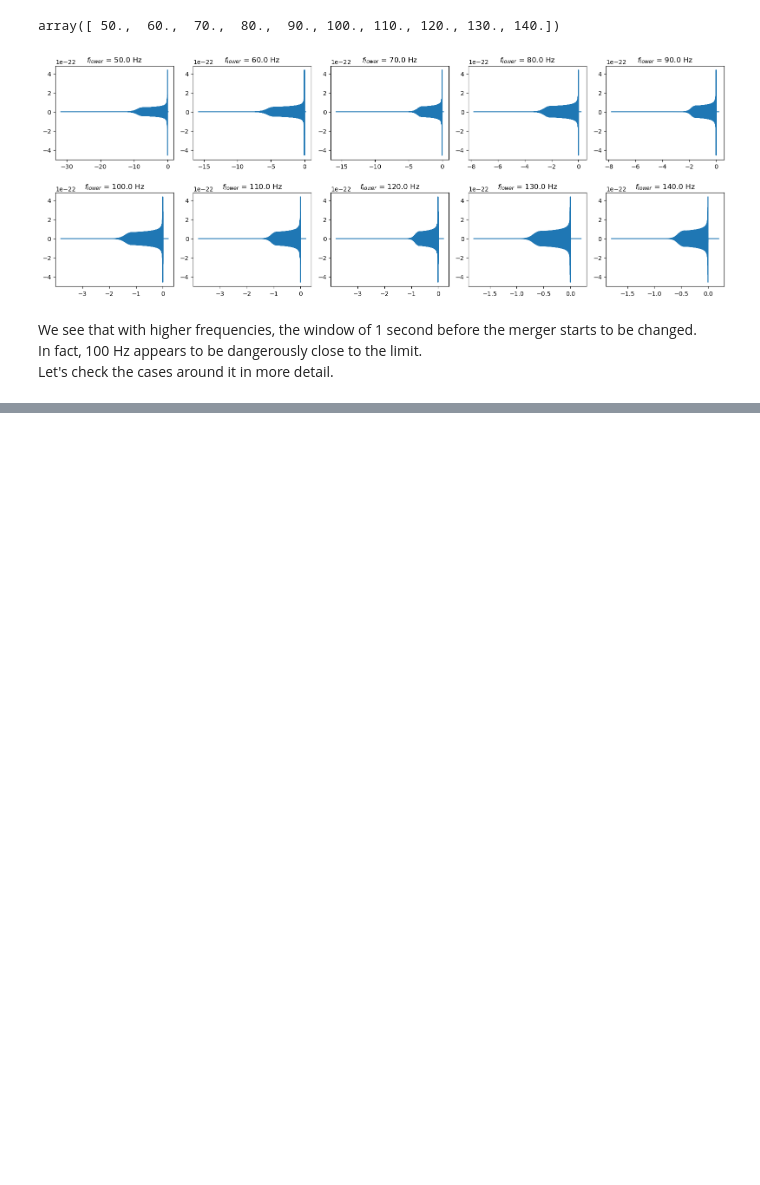
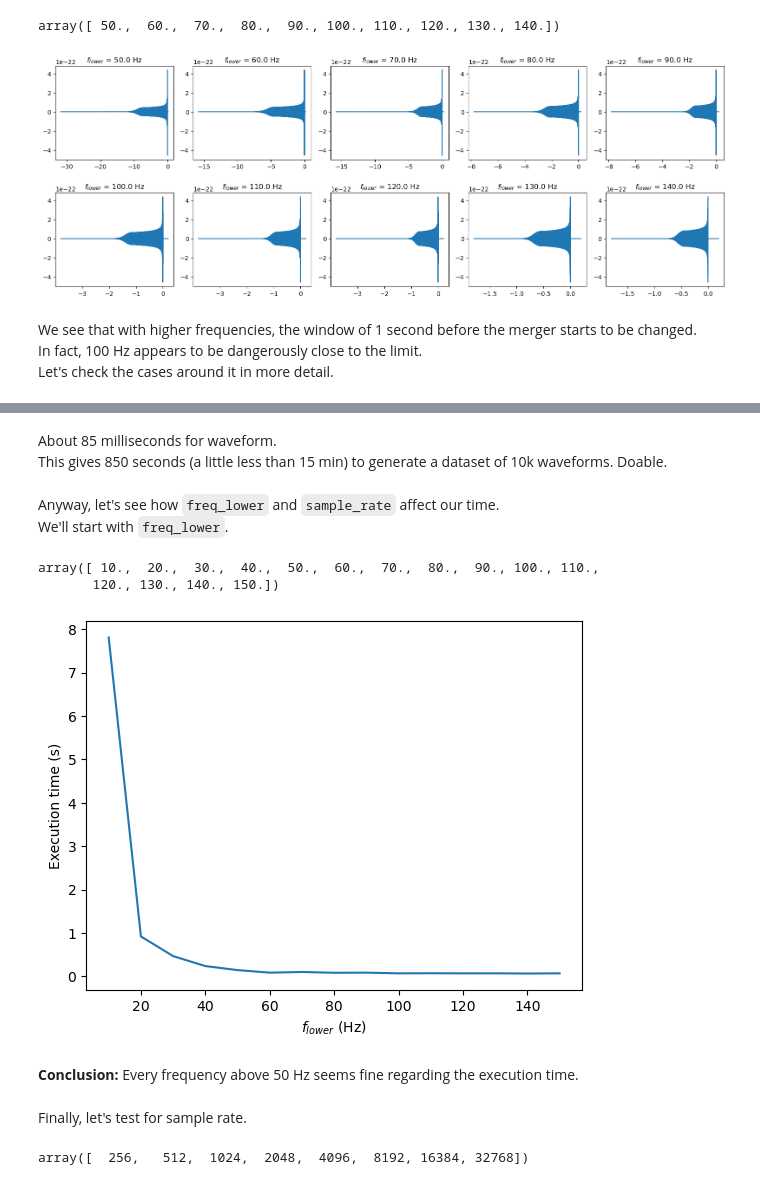
Before and after one commit to tttiago/dataset_generation, a Jupyter notebook: explore_generation_params.ipynb, the cells around one changed output, grey strips where cells are left out. Drawn from its saved outputs; the diff is of its cells as text; code cells hidden in the pictures; blank space fills up the shorter version.

Commit message:
Finished param analysis.

```diff
--- a/explore_generation_params.ipynb
+++ b/explore_generation_params.ipynb
@@ -233,0 +281,10 @@ Let's check the cases around it in more detail.
+# %%
+config = {
+    'approximant': "IMRPhenomPv2",
+    'mass1': 2.0,
+    'mass2': 2.0,
+    'distance': 100,
+    'inclination': 0.0,
+    'sample_rate': 1024 * 16,
+    'freq_lower': 90
+}
@@ -233,0 +296,39 @@ Let's check the cases around it in more detail.
+# %%
+import time
+
+def timeit(func, params, n_runs=7):
+    times = np.array([])
+    for i in range(7):
+        start_time = time.time()
+        func(*params)
+        end_time = time.time()
+        times = np.append(times, end_time - start_time)
+    return times.mean()
+# %% [markdown]
+About 85 milliseconds for waveform.
+This gives 850 seconds (a little less than 15 min) to generate a dataset of 10k waveforms. Doable.
+# %% [markdown]
+Anyway, let's see how `freq_lower` and `sample_rate` affect our time.
+We'll start with `freq_lower`.
+# %%
+freq_lowers = np.linspace(10, 150, 15)
+freq_lowers
+# %% [output]
+array([ 10.,  20.,  30.,  40.,  50.,  60.,  70.,  80.,  90., 100., 110.,
+       120., 130., 140., 150.])
+# %%
+times = []
+for freq_lower in freq_lowers:
+    config['freq_lower'] = freq_lower
+    ex_time = timeit(gen_data_strain, [config])
+    times.append(ex_time)
+# %%
+plt.plot(freq_lowers, times)
+plt.xlabel('$f_{lower}$ (Hz)')
+plt.ylabel('Execution time (s)');
+# %% [output]
+[figure, added]
+# %% [markdown]
+**Conclusion:** Every frequency above 50 Hz seems fine regarding the execution time.
+# %% [markdown]
+Finally, let's test for sample rate.
@@ -233,0 +345,5 @@ Let's check the cases around it in more detail.
+# %%
+sample_rates = np.array([256 * 2**i for i in range(8)])
+sample_rates
+# %% [output]
+array([  256,   512,  1024,  2048,  4096,  8192, 16384, 32768])
```
Also changed, not shown: parts of 13 cells of this notebook.
